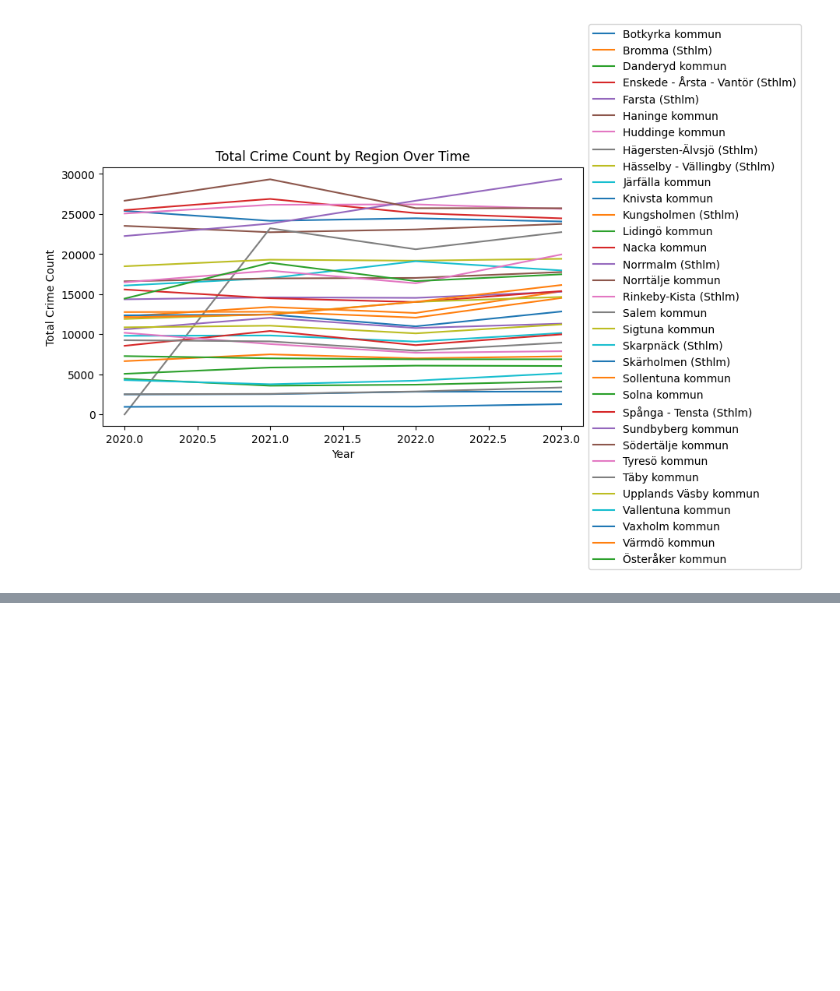
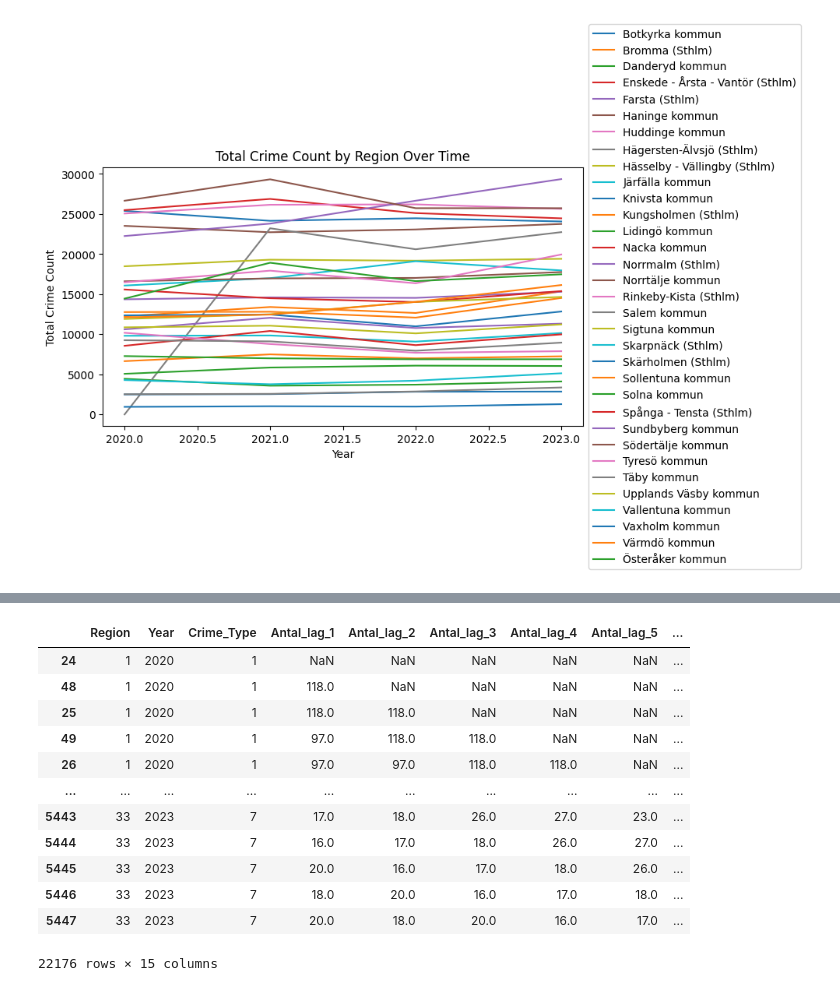
Before and after one commit to melane1978/PythonAiCourse, a Jupyter notebook: CrimeML/preparedata/crimeML-2st-version.ipynb, the cells around one changed output, grey strips where cells are left out. Cells and saved outputs as stored; diff of their text form; code cells hidden in the pictures; blank space fills up the shorter version.

```diff
--- a/CrimeML/crimeML-2st-version.ipynb
+++ b/CrimeML/preparedata/crimeML-2st-version.ipynb
@@ -238,3 +278,22 @@ data
+# %%
+# Lets drop Antal and month now when we have these in Lags
+data.drop(columns=['Antal'], axis=1, inplace=True)
+data.drop(columns=['Month'], axis=1, inplace=True)
+data
+# %% [output]
+|  | Region | Year | Crime_Type | Antal_lag_1 | Antal_lag_2 | Antal_lag_3 | Antal_lag_4 | Antal_lag_5 | ... |
+| 24 | 1 | 2020 | 1 | NaN | NaN | NaN | NaN | NaN | ... |
+| 48 | 1 | 2020 | 1 | 118.0 | NaN | NaN | NaN | NaN | ... |
+| 25 | 1 | 2020 | 1 | 118.0 | 118.0 | NaN | NaN | NaN | ... |
+| 49 | 1 | 2020 | 1 | 97.0 | 118.0 | 118.0 | NaN | NaN | ... |
+| 26 | 1 | 2020 | 1 | 97.0 | 97.0 | 118.0 | 118.0 | NaN | ... |
+| ... | ... | ... | ... | ... | ... | ... | ... | ... | ... |
+| 5443 | 33 | 2023 | 7 | 17.0 | 18.0 | 26.0 | 27.0 | 23.0 | ... |
+| 5444 | 33 | 2023 | 7 | 16.0 | 17.0 | 18.0 | 26.0 | 27.0 | ... |
+| 5445 | 33 | 2023 | 7 | 20.0 | 16.0 | 17.0 | 18.0 | 26.0 | ... |
+| 5446 | 33 | 2023 | 7 | 18.0 | 20.0 | 16.0 | 17.0 | 18.0 | ... |
+| 5447 | 33 | 2023 | 7 | 20.0 | 18.0 | 20.0 | 16.0 | 17.0 | ... |
+22176 rows × 15 columns
 # %%
 # Drop rows with NaN values resulting from shifting
 data.dropna(inplace=True)
```
Also changed, not shown: parts of 11 cells of this notebook, 11 other files.
